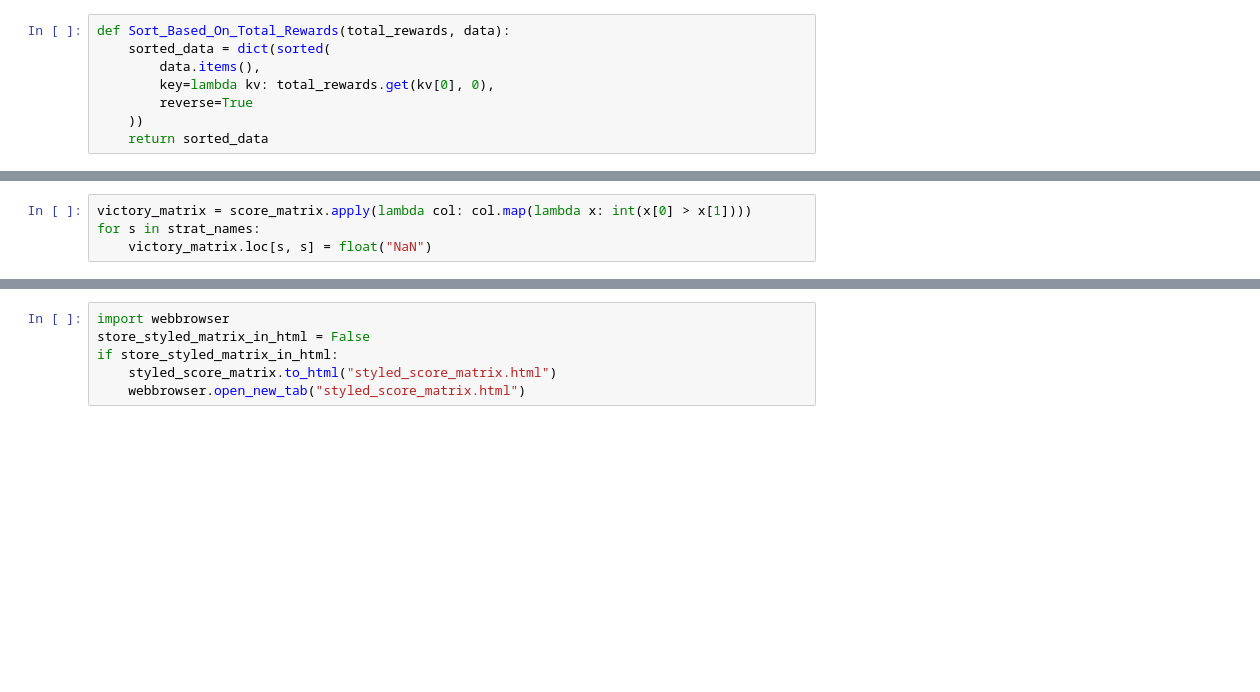
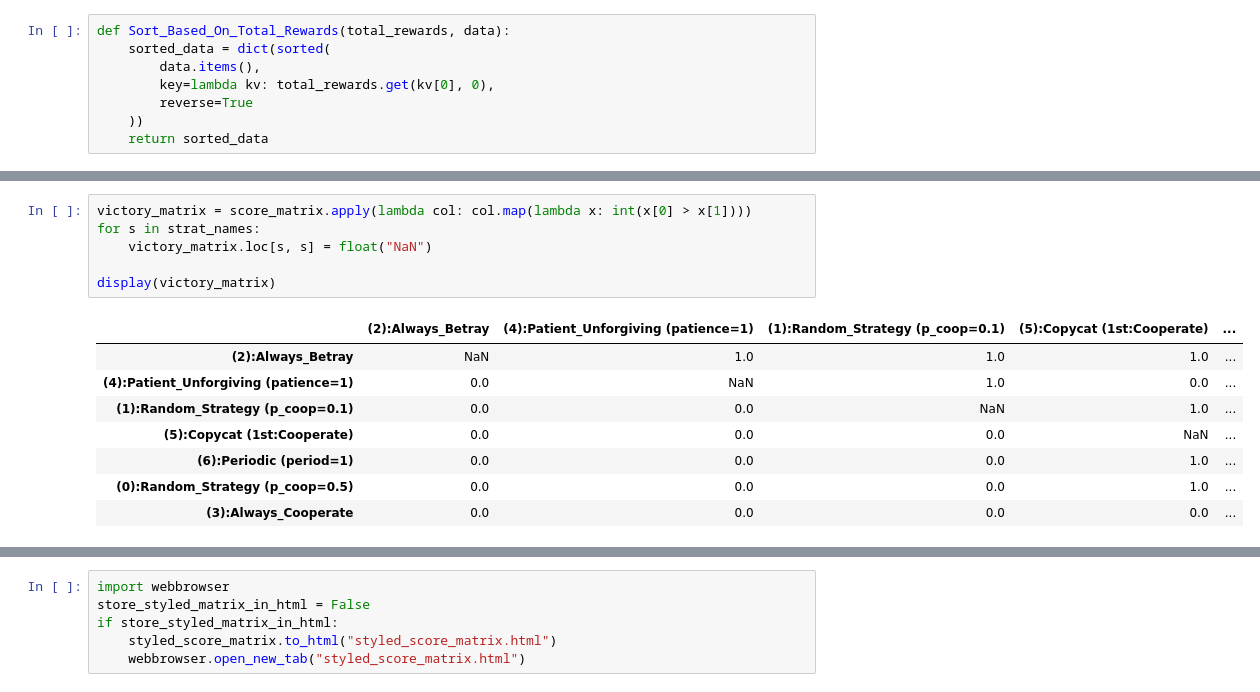
Before and after one commit to A-Rozmarynowicz/Prisoners_Dilemma_Simulator, a Jupyter notebook: source/main.ipynb, the cells around one changed output, grey strips where cells are left out. Cells and saved outputs as stored; diff of their text form; blank space fills up the shorter version.

```diff
--- a/source/main.ipynb
+++ b/source/main.ipynb
@@ -203,7 +207,18 @@ display(sum_matrix)
 # %%
 victory_matrix = score_matrix.apply(lambda col: col.map(lambda x: int(x[0] > x[1])))
 for s in strat_names:
     victory_matrix.loc[s, s] = float("NaN")
+
+display(victory_matrix)
+# %% [output]
+|  | (2):Always_Betray | (4):Patient_Unforgiving (patience=1) | (1):Random_Strategy (p_coop=0.1) | (5):Copycat (1st:Cooperate) | ... |
+| (2):Always_Betray | NaN | 1.0 | 1.0 | 1.0 | ... |
+| (4):Patient_Unforgiving (patience=1) | 0.0 | NaN | 1.0 | 0.0 | ... |
+| (1):Random_Strategy (p_coop=0.1) | 0.0 | 0.0 | NaN | 1.0 | ... |
+| (5):Copycat (1st:Cooperate) | 0.0 | 0.0 | 0.0 | NaN | ... |
+| (6):Periodic (period=1) | 0.0 | 0.0 | 0.0 | 1.0 | ... |
+| (0):Random_Strategy (p_coop=0.5) | 0.0 | 0.0 | 0.0 | 1.0 | ... |
+| (3):Always_Cooperate | 0.0 | 0.0 | 0.0 | 0.0 | ... |
 # %%
 def color_cell(x):
     if not isinstance(x, tuple):
```
Also changed, not shown: parts of 20 cells of this notebook, 1 other file.
